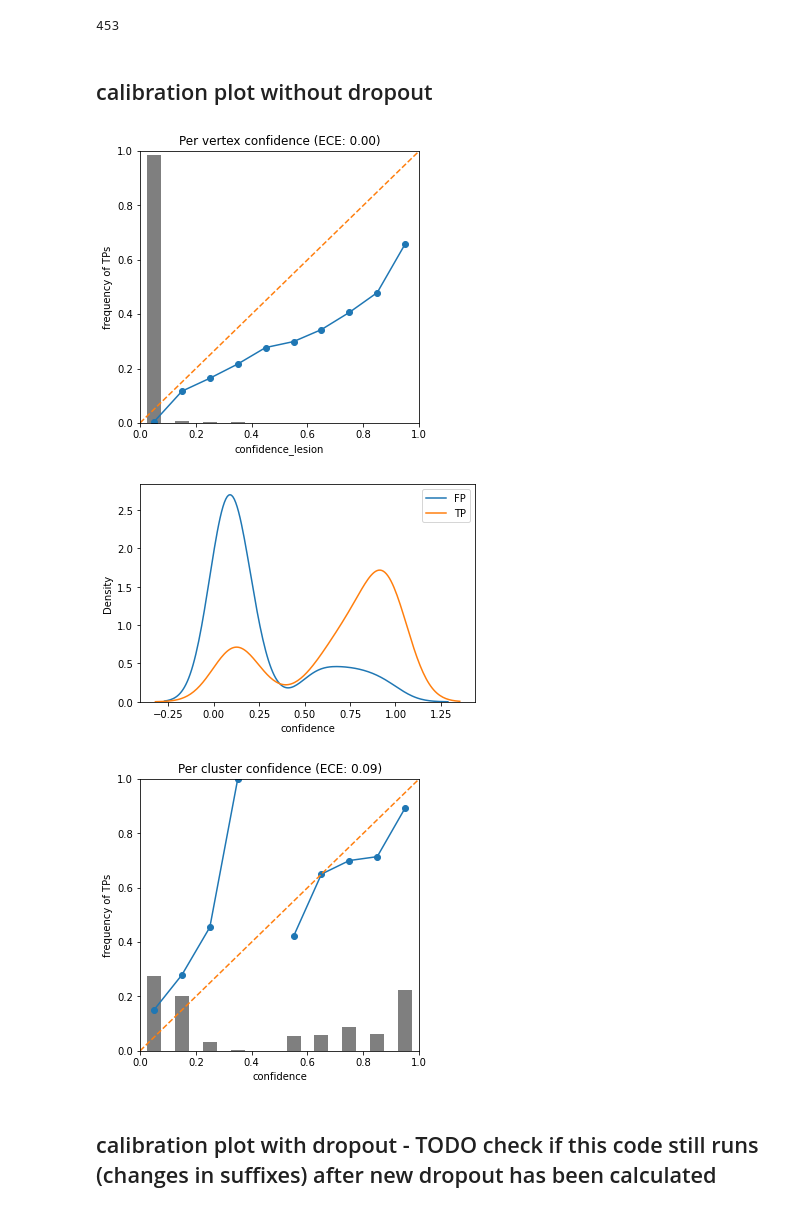
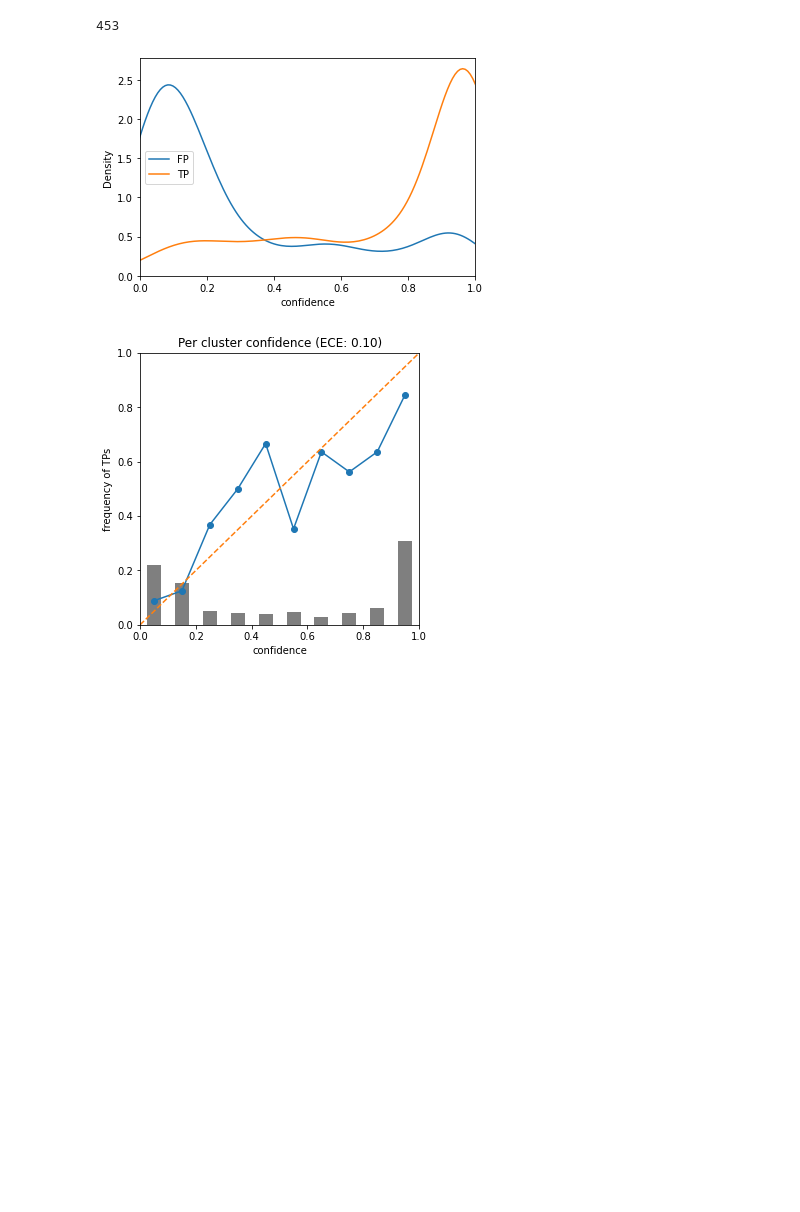
Before and after one commit to MELDProject/meld_graph, a Jupyter notebook: notebooks/plot_confidence_calibration.ipynb, the cells around one changed output. Cells and saved outputs as stored; diff of their text form; code cells hidden in the pictures; blank space fills up the shorter version.

```diff
--- a/notebooks/plot_confidence_calibration.ipynb
+++ b/notebooks/plot_confidence_calibration.ipynb
@@ -71,7 +46,7 @@ python calculate_dropout_confidence.py --model_path '/rds/project/kw350/rds-kw35
 ## Load data for calibration plots
 # %%
 # model paths
-model_path = '/rds/project/kw350/rds-kw350-meld/experiments_graph/kw350/23-10-30_FOPF_dcop/s_0/fold_all'
+model_path = '/rds/project/kw350/rds-kw350-meld/experiments_graph/kw350/23-10-30_LVHZ_dcp/s_0/fold_all'
 model_name = 'best_model'
 split = 'test'
 
@@ -113,28 +85,16 @@ print(len(list(h5py.File(prediction_fname, 'r').keys())))
 # %% [output]
 453
-# %% [markdown]
-## calibration plot without dropout
 # %%
 prediction_suffix = confidence_suffix = suffix
 
 # per vertex confidence
 results_dict = meld_graph.confidence.get_confidence(eva, subjects, cohort, prediction_suffix=prediction_suffix, confidence_suffix=confidence_suffix)
-fig1 = meld_graph.confidence.calibration_plot(results_dict)
 
-# per cluster confidence - do not mask by saliency
-results_df = meld_graph.confidence.calculate_per_cluster_confidence(results_dict, aggregation_fn='median', mask_by_saliency=False, eva=eva, prediction_suffix=prediction_suffix)
-per_cluster_confidence, per_cluster_label = np.array(results_df['confidence']), np.array(results_df['TP'])
+#results_df_saliency = meld_graph.confidence.calculate_per_cluster_confidence(results_dict, aggregation_fn='max', mask_by_saliency=True, eva=eva, prediction_suffix=prediction_suffix)
+#per_cluster_confidence, per_cluster_label = np.array(results_df_saliency['confidence']), np.array(results_df_saliency['TP'])
 
-fig2 = meld_graph.confidence.confidence_label_distplot(per_cluster_confidence, per_cluster_label)
-fig3 = meld_graph.confidence.cluster_calibration_plot(per_cluster_confidence, per_cluster_label)
-
-# per cluster confidence - mask by saliency
-results_df_saliency = meld_graph.confidence.calculate_per_cluster_confidence(results_dict, aggregation_fn='median', mask_by_saliency=True, eva=eva, prediction_suffix=prediction_suffix)
-per_cluster_confidence, per_cluster_label = np.array(results_df_saliency['confidence']), np.array(results_df_saliency['TP'])
-
-fig2 = meld_graph.confidence.confidence_label_distplot(per_cluster_confidence, per_cluster_label)
-fig3 = meld_graph.confidence.cluster_calibration_plot(per_cluster_confidence, per_cluster_label)
+#fig2 = meld_graph.confidence.confidence_label_distplot(per_cluster_confidence, per_cluster_label)
+#fig3 = meld_graph.confidence.cluster_calibration_plot(per_cluster_confidence, per_cluster_label)
 # %% [output]
-[figure, old version]
+[figure, new version]
-[figure, old version]
+[figure, new version]
-[figure, removed]
@@ -152,2 +100,0 @@ results_df.to_csv(os.path.join(save_dir, f'confidence{suffix}.csv'))
-# %% [markdown]
-## calibration plot with dropout - TODO check if this code still runs (changes in suffixes) after new dropout has been calculated
```
Also changed, not shown: parts of 17 cells of this notebook, 16 other files.
